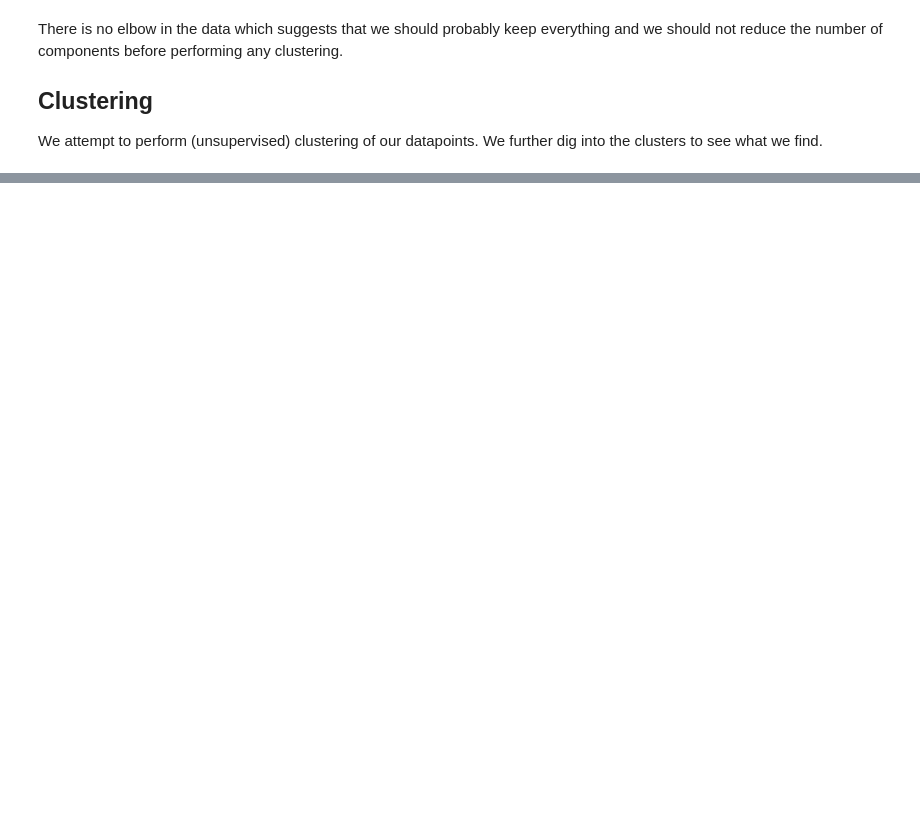
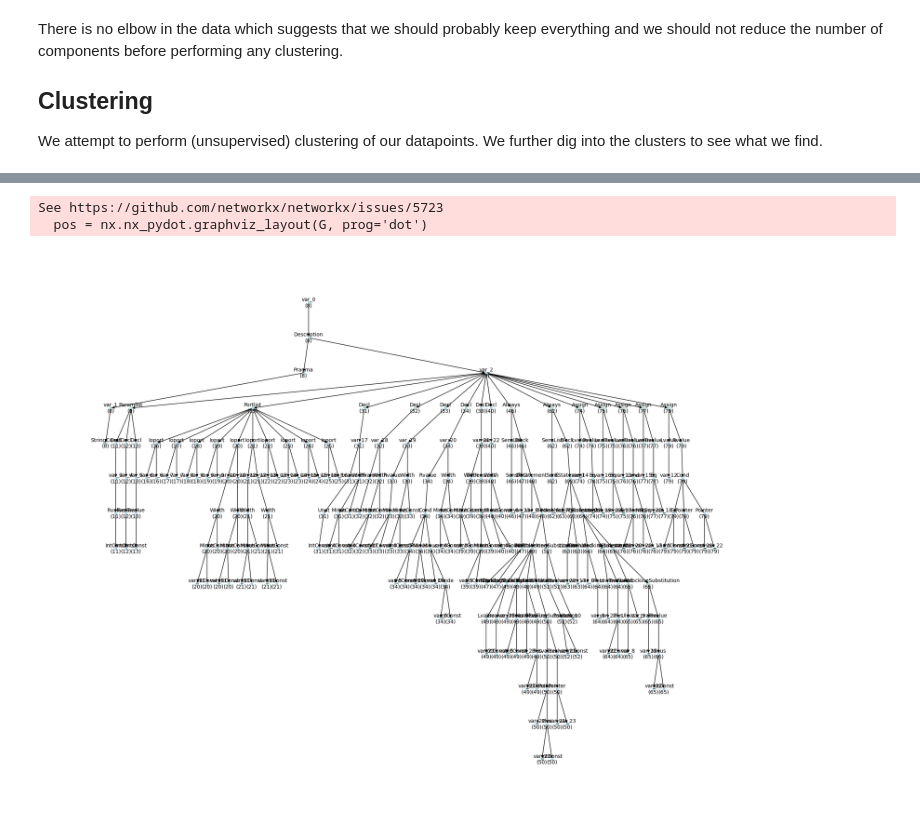
Before and after one commit to sarashs/Exploratory, a Jupyter notebook: FPGA_code_DB.ipynb, the cells around one changed output, grey strips where cells are left out. Saved outputs shown, nothing was run; the diff lists cells and outputs as text; code cells hidden in the pictures; blank space fills up the shorter version.

```diff
--- a/FPGA_code_DB.ipynb
+++ b/FPGA_code_DB.ipynb
@@ -153,0 +316,12 @@ plt.show()
+# %%
+plt.figure(figsize=(20, 15))  # Width, height in inches
+
+# Draw the graph
+#pos = nx.spring_layout(G)  # Generate a layout for the graph's nodes
+pos = nx.nx_pydot.graphviz_layout(G, prog='dot')
+nx.draw(G, pos, labels=labels, with_labels=True, node_size=20, node_color="lightblue", font_size=10)
+plt.show()
+# %% [output]
+See https://github.com/networkx/networkx/issues/5723
+  pos = nx.nx_pydot.graphviz_layout(G, prog='dot')
+[figure, added]
```
Also changed, not shown: parts of 16 cells of this notebook.
